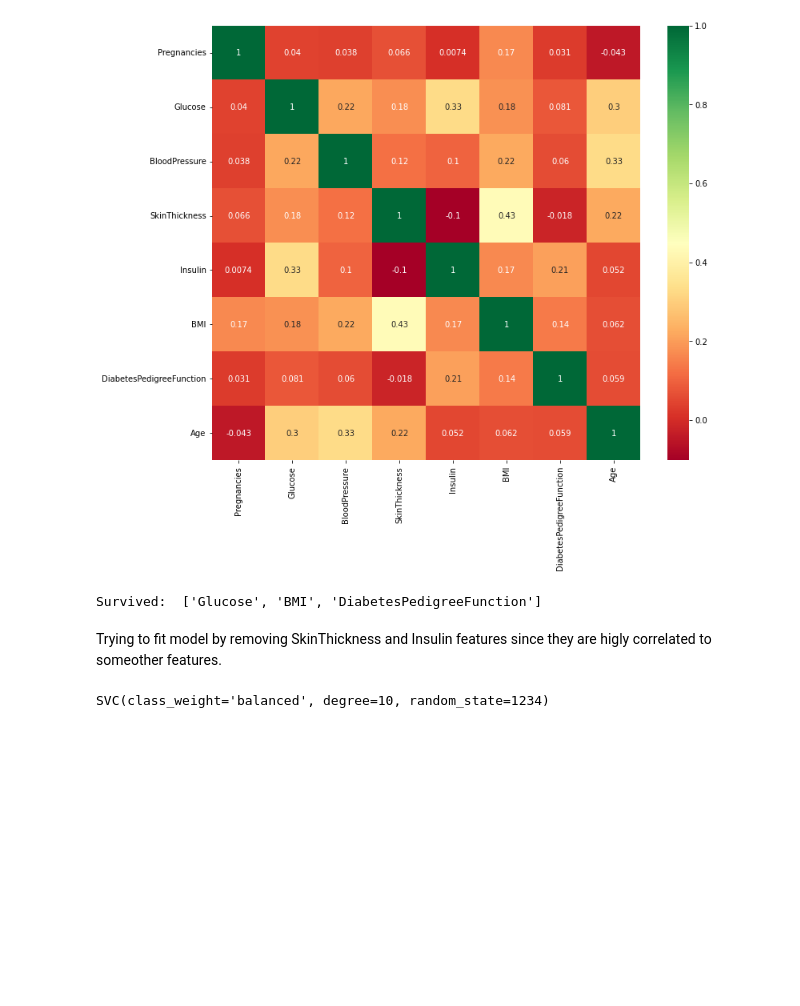
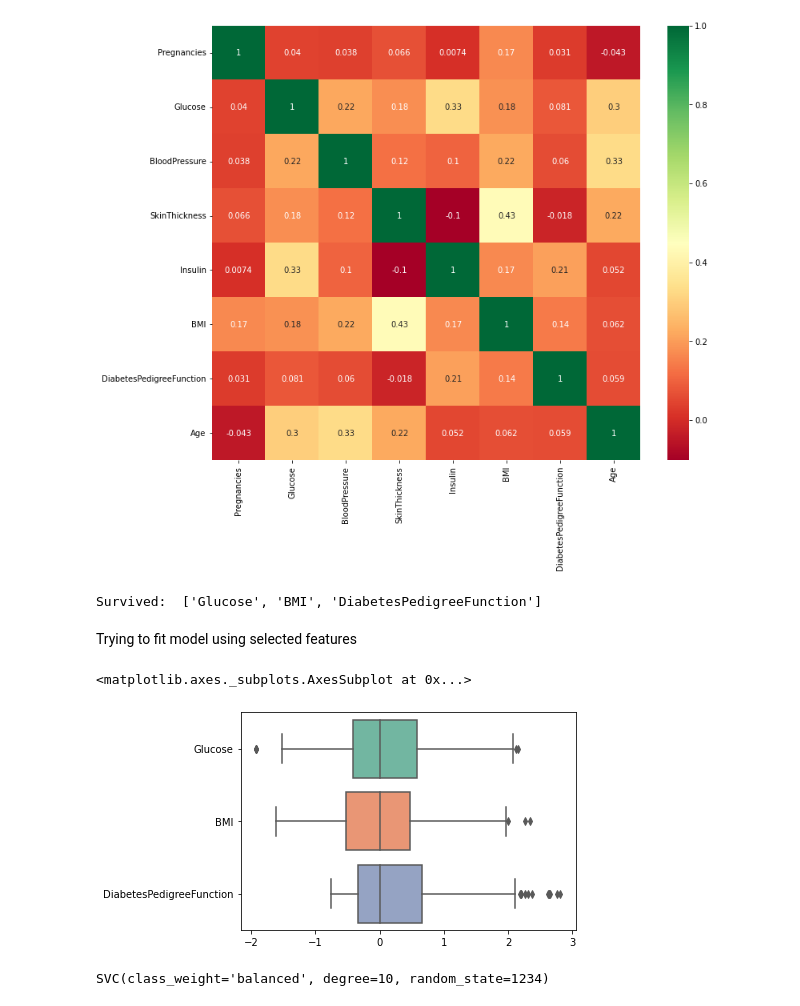
Before and after one commit to giovannidispoto/machine-and-deep-learning-playground, a Jupyter notebook: Diabetes.ipynb, the cells around one changed output. Cells and saved outputs as stored; diff of their text form; code cells hidden in the pictures; blank space fills up the shorter version.

```diff
--- a/Diabetes.ipynb
+++ b/Diabetes.ipynb
@@ -283,8 +283,13 @@ test_features = test_features.drop(columns = list(set(test_features.columns) - s
 print("Survived: ", list(train_features.columns))
 # %% [output]
 Survived:  ['Glucose', 'BMI', 'DiabetesPedigreeFunction']
-# %% [markdown]
-Trying to fit model by removing SkinThickness and Insulin features since they are higly correlated to someother features.
+# %% [markdown]
+Trying to fit model using selected features
+# %%
+sns.boxplot(data = train_features, palette='Set2', orient='h')
+# %% [output]
+<matplotlib.axes._subplots.AxesSubplot at 0x...>
+[figure, added]
 # %%
 "Training a Baseline Model"
 from sklearn.svm import SVC
```
